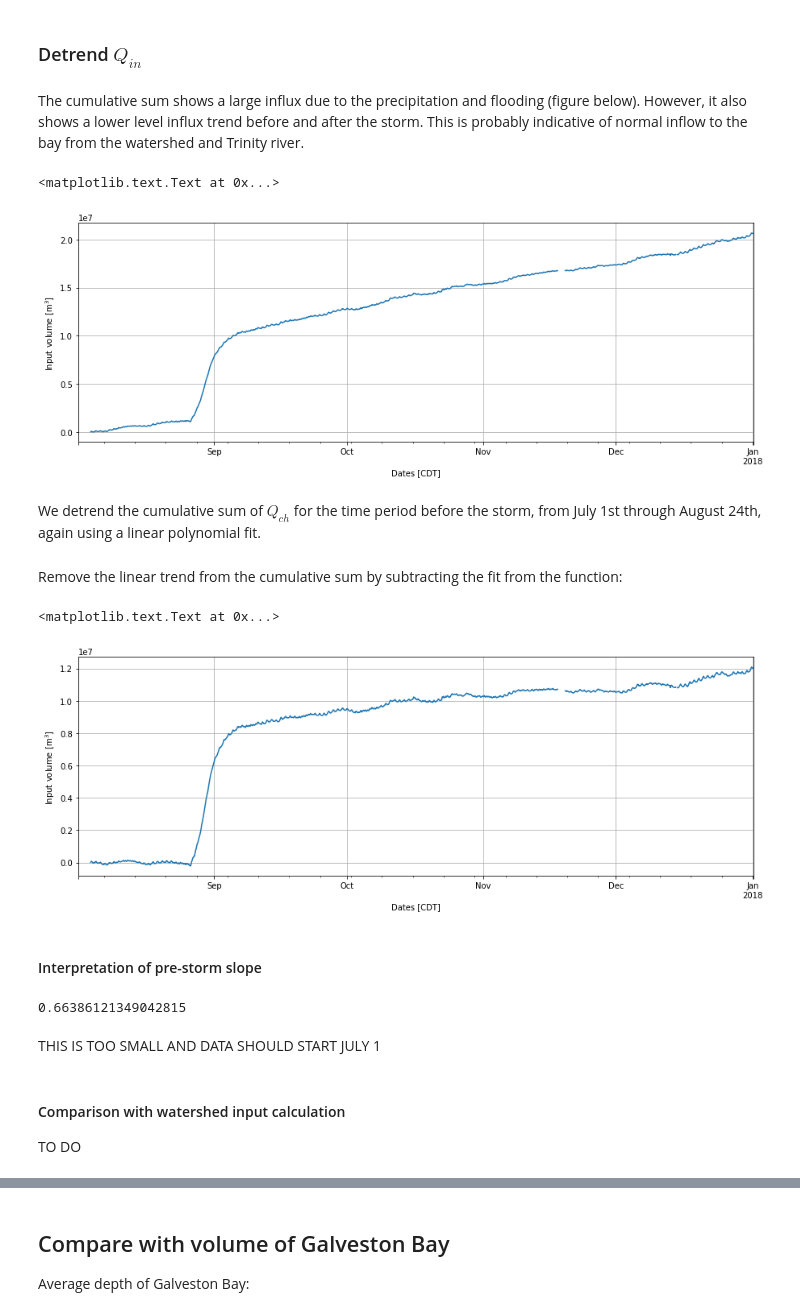
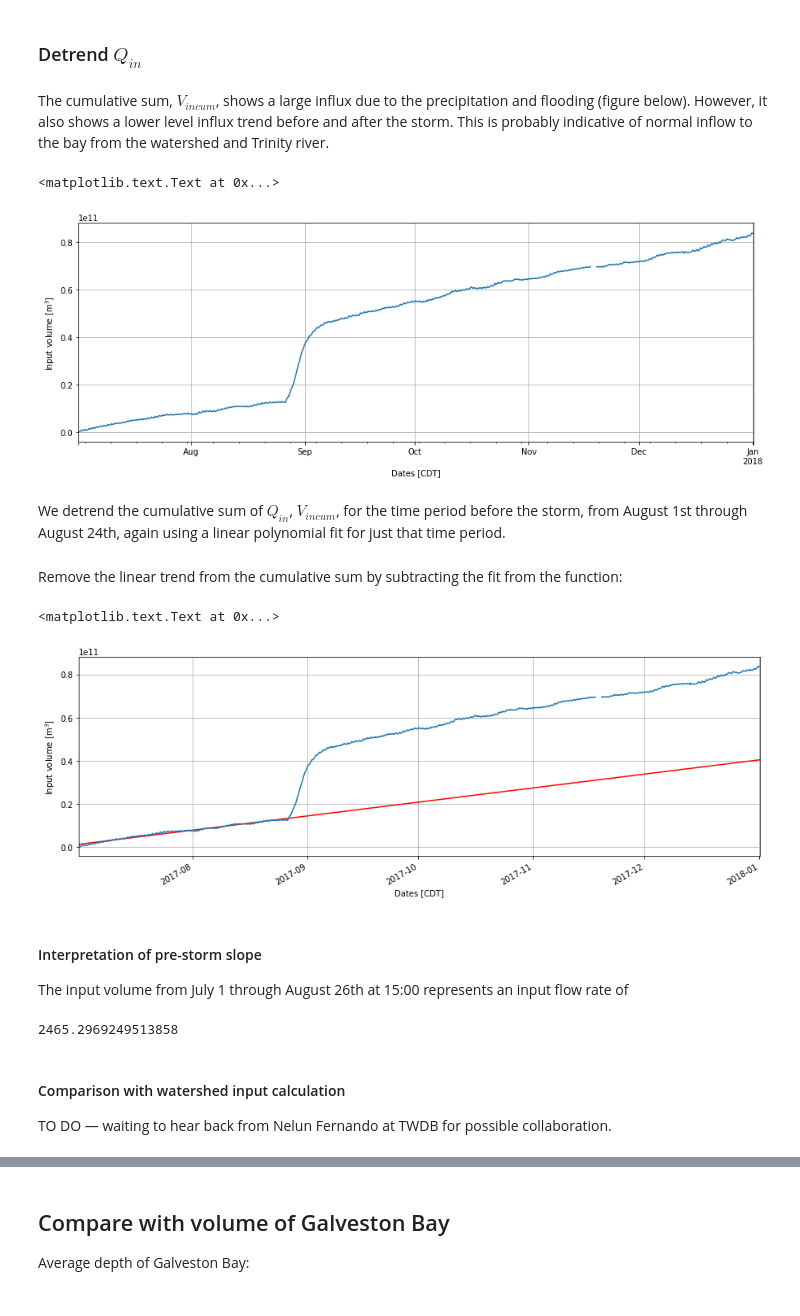
Before and after one commit to kthyng/flood_estimate, a Jupyter notebook: Analysis.ipynb, the cells around one changed output, grey strips where cells are left out. Drawn from its saved outputs; the diff is of its cells as text; code cells hidden in the pictures.

Commit message:
make_data is from july 1 now and analysis is decent but without watershed

```diff
--- a/Analysis.ipynb
+++ b/Analysis.ipynb
@@ -359,15 +359,15 @@ bathyw = d['bathy']; dx = d['dx']; dy = d['dy']
 Aw = np.nansum(~np.isnan(bathyw)*dx*dy)
 
 # sea level at buoy 8771013 for main bay
-detamdt = df['8771013: Water Level [m]'].diff()['2017-08-4':]/3600.  # divide by 3600 seconds for an hour frequency
+detamdt = df['8771013: Water Level [m]'].diff()/3600.  # divide by 3600 seconds for an hour frequency
 dVdt = Am * detamdt
 
 # sea level at buoy 8771013 for east bay also
-detaedt = df['8771013: Water Level [m]'].diff()['2017-08-4':]/3600.  # divide by 3600 seconds for an hour frequency
+detaedt = df['8771013: Water Level [m]'].diff()/3600.  # divide by 3600 seconds for an hour frequency
 dVedt = Ae * detaedt
 
 # sea level at buoy 8771486 for west bay
-detawdt = df['8771486: Water Level [m]'].diff()['2017-08-4':]/3600.  # divide by 3600 seconds for an hour frequency
+detawdt = df['8771486: Water Level [m]'].diff()/3600.  # divide by 3600 seconds for an hour frequency
 dVwdt = Aw * detawdt
 # %% [markdown]
 ## $Q_{in}$
@@ -385,43 +385,42 @@ Qin['2017-8-20':'2017-9-10'].plot(figsize=(15,5), grid=True)
 # %% [markdown]
 ### Detrend $Q_{in}$
 # %% [markdown]
-The cumulative sum shows a large influx due to the precipitation and flooding (figure below). However, it also shows a lower level influx trend before and after the storm. This is probably indicative of normal inflow to the bay from the watershed and Trinity river.
+The cumulative sum, $V_{incum}$, shows a large influx due to the precipitation and flooding (figure below). However, it also shows a lower level influx trend before and after the storm. This is probably indicative of normal inflow to the bay from the watershed and Trinity river.
 # %%
-ax = Qin.cumsum().plot(figsize=(15,5), grid=True)
+Vincum = Qin.cumsum()*3600  # multiply by time for integration, m^3
+ax = Vin.plot(figsize=(15,5), grid=True)
 ax.set_ylabel('Input volume [m$^3$]')
 # %% [output]
 <matplotlib.text.Text at 0x...>
-[figure, old version]
+[figure, new version]
 # %% [markdown]
-We detrend the cumulative sum of $Q_{ch}$ for the time period before the storm, from July 1st through August 24th, again using a linear polynomial fit.
+We detrend the cumulative sum of $Q_{in}$, $V_{incum}$, for the time period before the storm, from August 1st through August 24th, again using a linear polynomial fit for just that time period.
 # %%
 # need to get datetime numbers instead of dates to use in the fit function
-idx = date2num(pd.to_datetime(Qin[:'2017-08-24'].index).to_pydatetime())
+idx = date2num(pd.to_datetime(Vincum['2017-7-1':'2017-08-26 15:00'].index).to_pydatetime())
 # remove nan's in data which mess up fit
-ind = ~Qin[dstart:'2017-08-24'].isnull()
-p = np.polyfit(idx[ind], Qin[:'2017-08-24'].cumsum().loc[ind], 1)  # fit a straight line (order is 1)
+ind = ~Vincum['2017-7-1':'2017-08-26 15:00'].isnull()
+p1 = np.polyfit(idx[ind], Vincum['2017-7-1':'2017-08-26 15:00'].loc[ind], 1)  # fit a straight line (order is 1)
 # %% [markdown]
 Remove the linear trend from the cumulative sum by subtracting the fit from the function:
 # %%
-idx = date2num(pd.to_datetime(Qin.index).to_pydatetime())
-Qindetrend = Qin.cumsum() - (p[0]*idx + p[1])
-ax = Qindetrend.plot(figsize=(15,5), grid=True)
-ax.set_ylabel('Input volume [m$^3$]')
+idx = date2num(pd.to_datetime(Vincum.index).to_pydatetime())
+plt.plot(Vincum.index, p1[0]*idx + p1[1], 'r')
+Vincum.plot(figsize=(15,5), grid=True)
+plt.ylabel('Input volume [m$^3$]')
 # %% [output]
 <matplotlib.text.Text at 0x...>
-[figure, old version]
+[figure, new version]
-# %% [markdown]
-#### Interpretation of pre-storm slope
-# %%
-idx = date2num(pd.to_datetime(Qin[:'2017-08-24'].index).to_pydatetime())
-# p[0] in m^3/day
-p[0]/86400  # m^3/s
-# %% [output]
-0.66386121349042815
-# %% [markdown]
-THIS IS TOO SMALL AND DATA SHOULD START JULY 1
+# %% [markdown]
+#### Interpretation of pre-storm slope
+
+The input volume from July 1 through August 26th at 15:00 represents an input flow rate of
+# %%
+p1[0]/86400  # m^3/s
+# %% [output]
+2465.2969249513858
 # %% [markdown]
 #### Comparison with watershed input calculation
 
-TO DO
+TO DO — waiting to hear back from Nelun Fernando at TWDB for possible collaboration.
 # %% [markdown]
```
Also changed, not shown: parts of 22 cells of this notebook, 1 other file.
